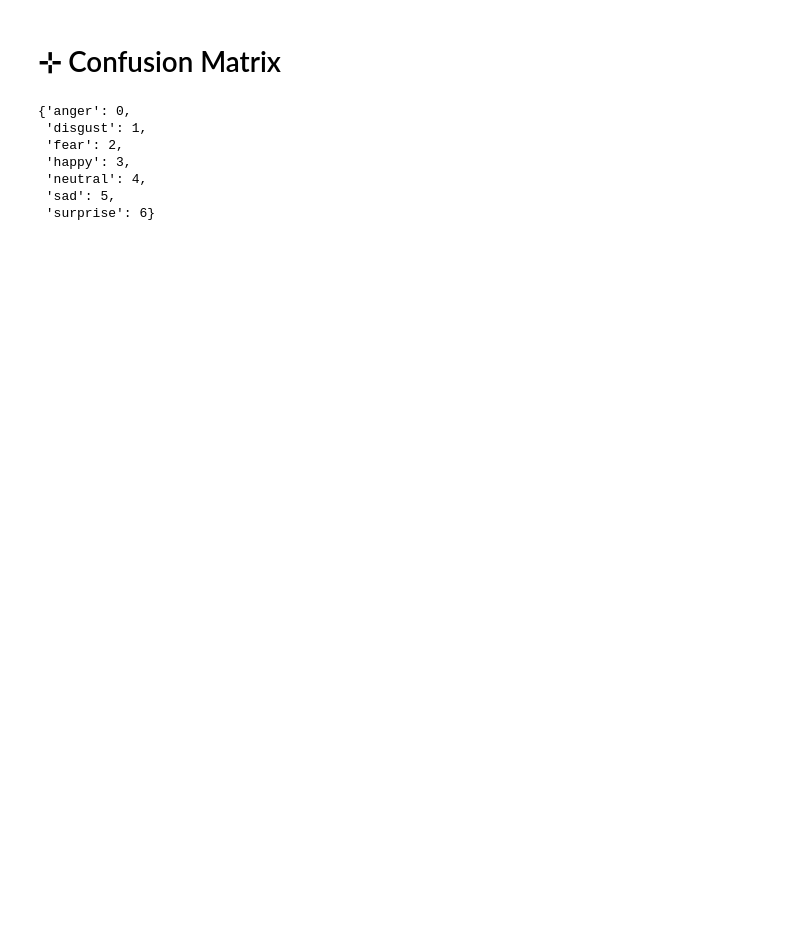
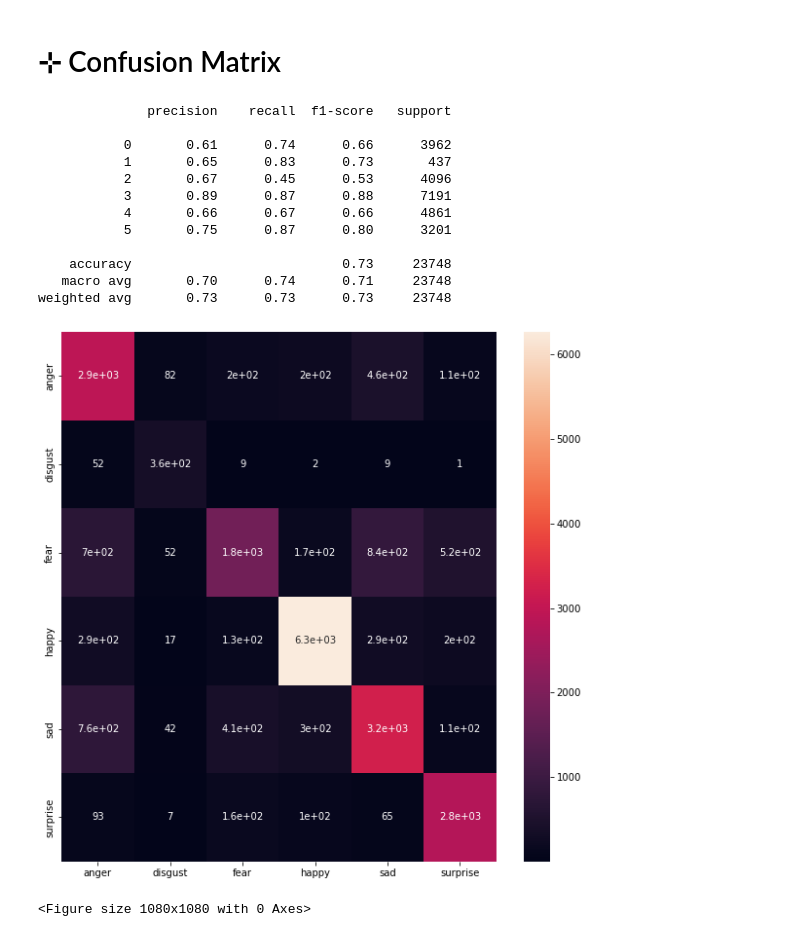
Before and after one commit to Jannixen/EmotionsClassifierApp, a Jupyter notebook: notebooks/emotion_classifier.ipynb, the cells around one changed output. Cells and saved outputs as stored; diff of their text form; code cells hidden in the pictures; blank space fills up the shorter version.

Commit message:
nowy model

```diff
--- a/notebooks/emotion_classifier.ipynb
+++ b/notebooks/emotion_classifier.ipynb
@@ -225,18 +228,18 @@ val_ds = image_dataset_from_directory(
 # %% [markdown]
 # 📺 Oglądanie Obrazków
 # %%
-# rows = 3
-# cols = 3
-# if(rows*cols > train_batch_size):
-#     print("Too many pictures for current batch_size")
-# else:
-#     plt.figure(figsize=(15, 15))
-#     for images, labels in train_ds.take(1):
-#         for i in range(rows*cols):
-#             ax = plt.subplot(rows, cols, i + 1)
-#             plt.imshow(images[i].numpy().astype("uint8"))
-#             plt.title(face_categories[labels[i]])
-#             plt.axis("off")
+rows = 3
+cols = 3
+if(rows*cols > train_batch_size):
+    print("Too many pictures for current batch_size")
+else:
+    plt.figure(figsize=(15, 15))
+    for images, labels in train_ds.take(1):
+        for i in range(rows*cols):
+            ax = plt.subplot(rows, cols, i + 1)
+            plt.imshow(images[i].numpy().astype("uint8"))
+            plt.title(face_categories[labels[i]])
+            plt.axis("off")
 # %% [markdown]
 # 😸 "Buforowanie Wstępne"
 zbiorów train/val, by kieszeniować na gpu.
@@ -420,7 +469,7 @@ plt.legend(range(n_categories))
 # %% [markdown]
 # ⊹ Confusion Matrix
 # %%
-def plot_confusion_matrix1(ds,n_categories,model):
+def plot_confusion_matrix1(ds,n_categories,model,ax):
     """
     Evaluates model's performance on a dataset. Prints confusion
     and returns full report.
@@ -428,20 +477,11 @@ def plot_confusion_matrix1(ds,n_categories,model):
     n_categories - number of possible label outcomes.
     model - model used to predict labels.
     """
-    plt.figure(figsize=(10,8))
+    plt.figure(figsize=(15,15))
     y_pred = tf.math.argmax(model.predict(ds),axis=1).numpy()
     y_true = np.concatenate([y for x, y in ds],axis=0)
     confusion = tf.math.confusion_matrix(y_true,y_pred,num_classes=n_categories)
     report = classification_report(y_true,y_pred,zero_division=0)
-    sns.heatmap(confusion,annot=confusion)
+
+    sns.heatmap(confusion,annot=confusion,ax=ax)
     return report
-# %%
-face_categories_mapping
-# %% [output]
-{'anger': 0,
- 'disgust': 1,
- 'fear': 2,
- 'happy': 3,
- 'neutral': 4,
- 'sad': 5,
- 'surprise': 6}
@@ -451,0 +488,21 @@ print(plot_confusion_matrix1(val_ds,n_categories,model))
+# %%
+plt.figure(figsize=(10,10))
+ax = plt.subplot()
+print(plot_confusion_matrix1(train_ds,n_categories,model,ax=ax));
+ax.xaxis.set_ticklabels(face_categories);
+ax.yaxis.set_ticklabels(face_categories);
+# %% [output]
+              precision    recall  f1-score   support
+
+           0       0.61      0.74      0.66      3962
+           1       0.65      0.83      0.73       437
+           2       0.67      0.45      0.53      4096
+           3       0.89      0.87      0.88      7191
+           4       0.66      0.67      0.66      4861
+           5       0.75      0.87      0.80      3201
+
+    accuracy                           0.73     23748
+   macro avg       0.70      0.74      0.71     23748
+weighted avg       0.73      0.73      0.73     23748
+[figure, added]
+<Figure size 1080x1080 with 0 Axes>
```
Also changed, not shown: parts of 25 cells of this notebook, 2 other files.
